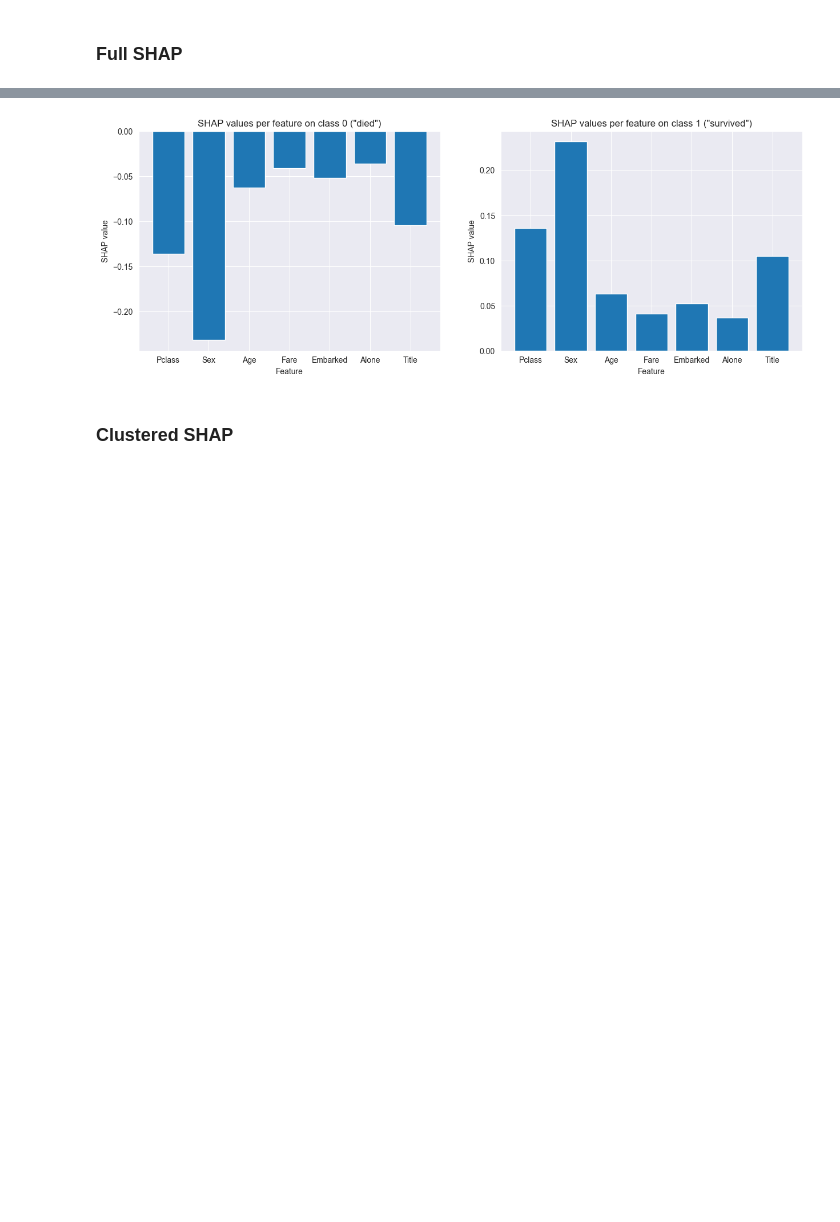
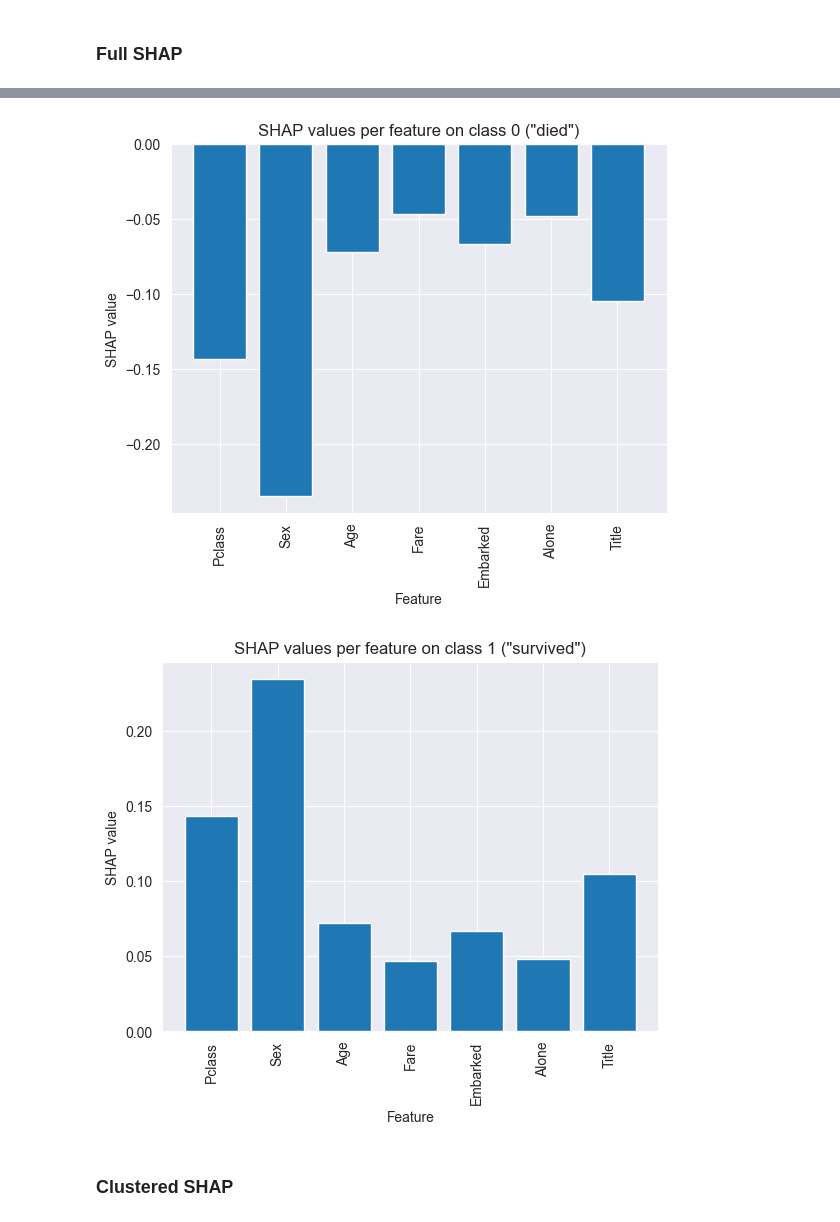
Before and after one commit to b0ster/KRW-project-group2, a Jupyter notebook: src/titanic/titanic-dnn-classification-baseline.ipynb, the cells around one changed output, grey strips where cells are left out. Drawn from its saved outputs; the diff is of its cells as text; code cells hidden in the pictures; blank space fills up the shorter version.

Commit message:
New code to plot histograms

```diff
--- a/src/titanic/titanic-dnn-classification-baseline.ipynb
+++ b/src/titanic/titanic-dnn-classification-baseline.ipynb
@@ -45,10 +44,18 @@ Error: model not created (path "../../output/titanic/models/baseline/MacBook-Pro
 # %%
-def show_and_save_current_plt(plotname: str):
+def show_and_save_current_matplotlib_plt(plotname: str):
     if not os.path.exists(PLOT_DIR):
         os.makedirs(PLOT_DIR)
     file_n = f"{PLOT_DIR}/{plotname}"
     plt.savefig(file_n)
     plt.show()
+
+def show_and_save_current_plotly_plt(plotname: str, fig, show=True):
+    if not os.path.exists(PLOT_DIR):
+        os.makedirs(PLOT_DIR)
+    file_n = f"{PLOT_DIR}/{plotname}"
+    if show:
+        fig.show()
+    pio.write_image(fig, file_n)
 # %% [markdown]
 ## Training the network
 # %% [markdown]
@@ -291,7 +276,7 @@ import logging
 import pickle
 import os
 
-recalc = True
+recalc = False
 logging.getLogger('shap').setLevel(logging.WARNING)
 
 shap_values_full_model_fname = f"{MODEL_DIR}/shap_values_full_model.txt"
@@ -335,7 +320,12 @@ def calc_full_shap():
 %%capture test
 full_shap_values = do_or_load_and_write(calc_full_shap, shap_values_full_model_fname)
 # %%
-def get_full_model_shap_per_feature(clazz) -> dict:
+def get_aggregated_model_shap(clazz, agg_func=lambda x: np.mean(np.abs(x))) -> dict:
     assert clazz in {0, 1}
-    return {f: np.abs(full_shap_values.values[:, idx]) * (1 if clazz == 1 else -1) for idx, f in
+    return {f: agg_func((full_shap_values.values[:, idx])) * (1 if clazz == 1 else -1) for idx, f in
             enumerate(X_train.columns)}
+
+
+survived_mean_shap_vals = get_aggregated_model_shap(clazz=1)
+died_mean_shap_vals = get_aggregated_model_shap(clazz=0)
+full_model_shap_values = get_aggregated_model_shap(1, lambda x: x)
@@ -356,19 +337,20 @@ No data for colormapping provided via 'c'. Parameters 'vmin', 'vmax' will be ign
 # %%
-fig, axs = plt.subplots(nrows=1,
-                        ncols=2,
-                        figsize=(15, 5))
-axs[0].bar(died_mean_shap_vals.keys(), died_mean_shap_vals.values())
-axs[0].set_xlabel('Feature')
-axs[0].set_ylabel('SHAP value')
-axs[0].set_title('SHAP values per feature on class 0 ("died")')
+plt.bar(died_mean_shap_vals.keys(), died_mean_shap_vals.values())
+plt.xlabel('Feature')
+plt.ylabel('SHAP value')
+plt.xticks(rotation=90)
+plt.title('SHAP values per feature on class 0 ("died")')
+show_and_save_current_matplotlib_plt("model_shap_values_bar_chart_died.png")
 
-axs[1].bar(survived_mean_shap_vals.keys(), survived_mean_shap_vals.values())
-axs[1].set_xlabel('Feature')
-axs[1].set_ylabel('SHAP value')
-axs[1].set_title('SHAP values per feature on class 1 ("survived")')
-show_and_save_current_plt("model_shap_values_bar_chart.png")
+plt.bar(survived_mean_shap_vals.keys(), survived_mean_shap_vals.values())
+plt.xlabel('Feature')
+plt.ylabel('SHAP value')
+plt.xticks(rotation=90)
+plt.title('SHAP values per feature on class 1 ("survived")')
+show_and_save_current_matplotlib_plt("model_shap_values_bar_chart_survived.png")
 # %% [output]
-[figure, old version]
+[figure, new version]
+[figure, added]
 # %% [markdown]
 ### Clustered SHAP
 # %%
```
Also changed, not shown: parts of 17 cells of this notebook, 31 other files.
